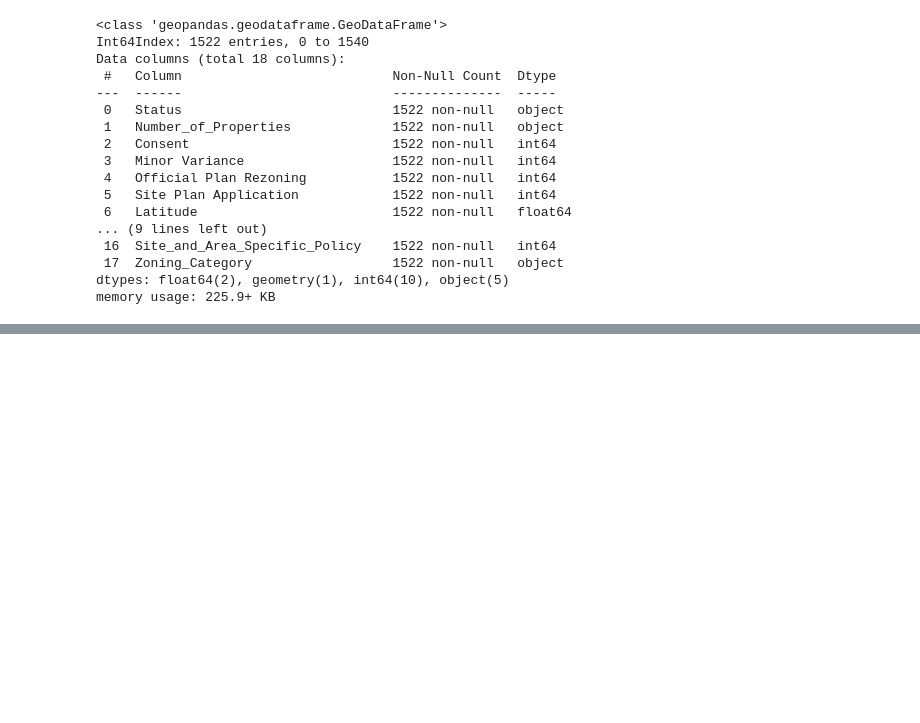
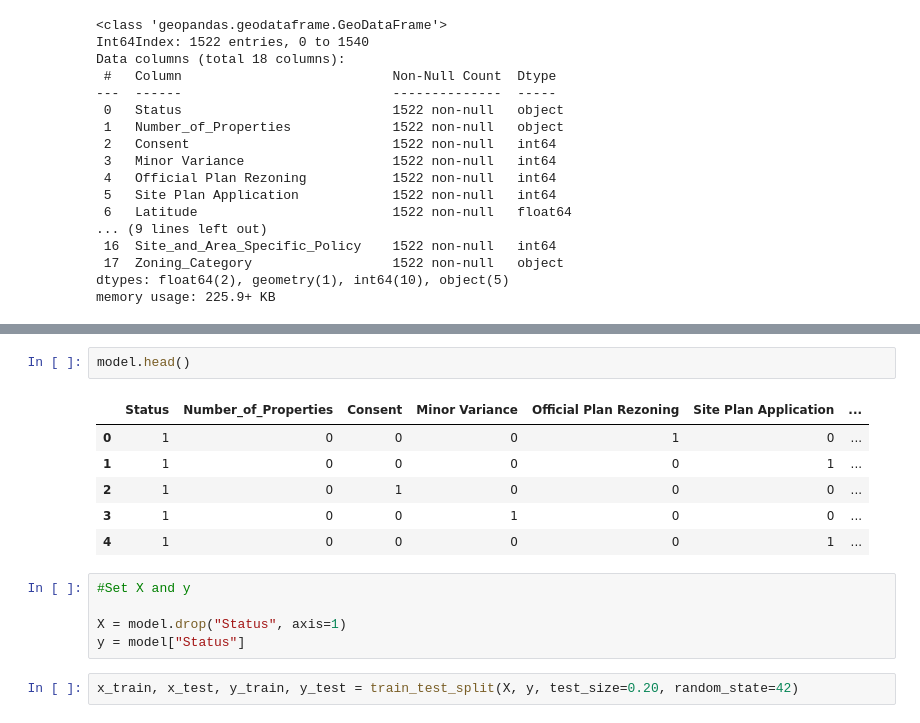
Before and after one commit to RoryAJames/TorontoDevelopmentApplications, a Jupyter notebook: Exploratory Data Analysis.ipynb, the cells around one changed output, grey strips where cells are left out. Cells and saved outputs as stored; diff of their text form; blank space fills up the shorter version.

```diff
--- a/Exploratory Data Analysis.ipynb
+++ b/Exploratory Data Analysis.ipynb
@@ -286,0 +323,16 @@ model_building_df = model_building_df[['Status','Number_of_Properties','Consent'
+# %%
+model.head()
+# %% [output]
+|  | Status | Number_of_Properties | Consent | Minor Variance | Official Plan Rezoning | Site Plan Application | ... |
+| 0 | 1 | 0 | 0 | 0 | 1 | 0 | ... |
+| 1 | 1 | 0 | 0 | 0 | 0 | 1 | ... |
+| 2 | 1 | 0 | 1 | 0 | 0 | 0 | ... |
+| 3 | 1 | 0 | 0 | 1 | 0 | 0 | ... |
+| 4 | 1 | 0 | 0 | 0 | 0 | 1 | ... |
+# %%
+#Set X and y
+
+X = model.drop("Status", axis=1)
+y = model["Status"]
+# %%
+x_train, x_test, y_train, y_test = train_test_split(X, y, test_size=0.20, random_state=42)
```
Also changed, not shown: parts of 17 cells of this notebook, 1 other file.
